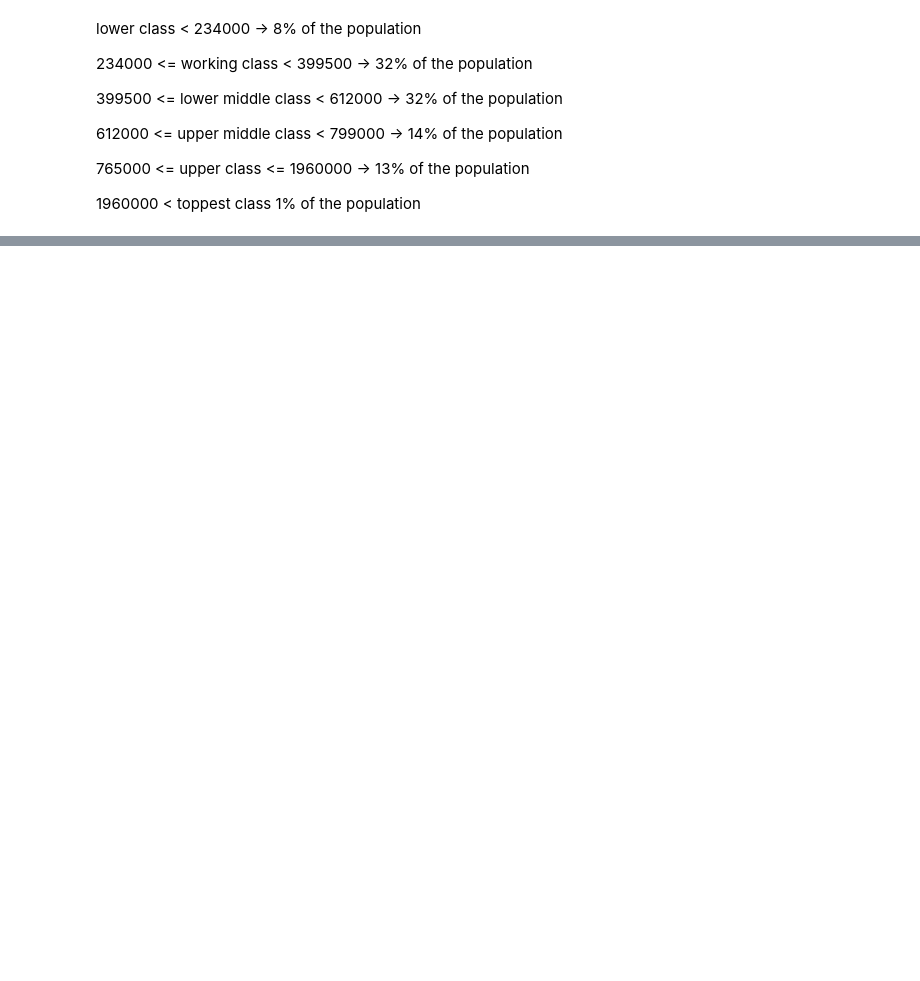
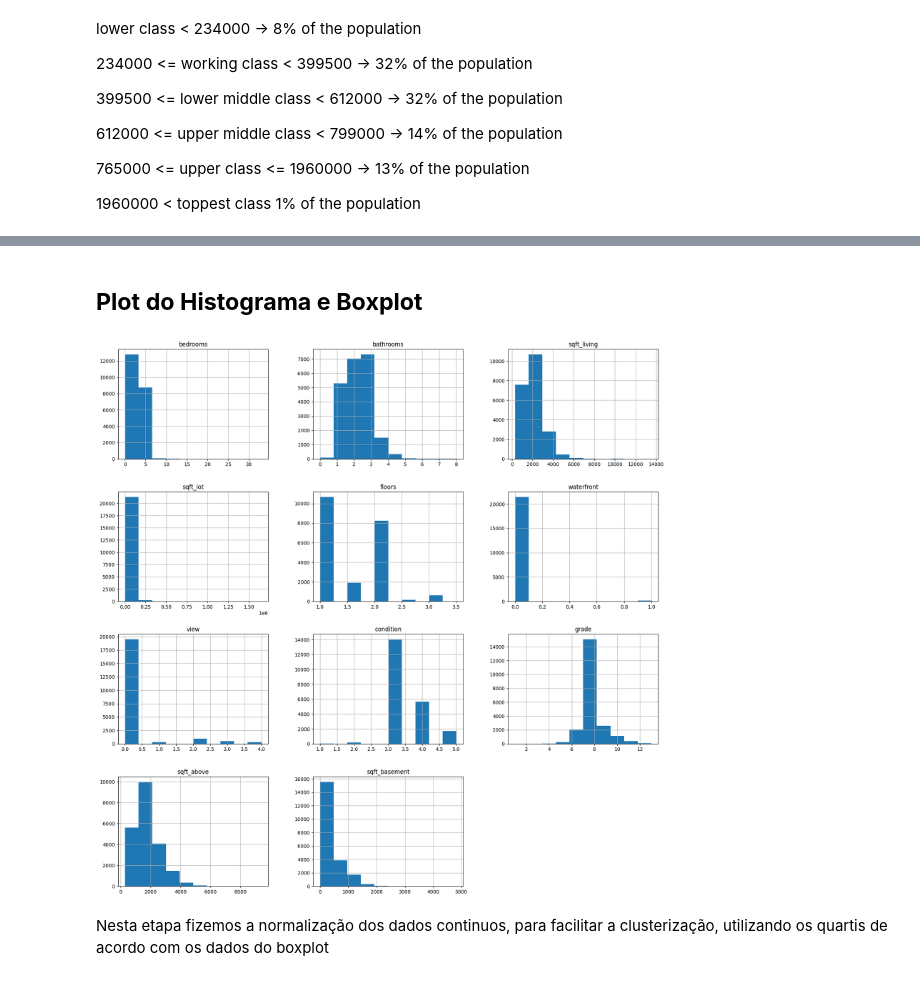
Before and after one commit to lcarva12/IA, a Jupyter notebook: regra_de_associacao_para_descobrir_perfil_de_classe_social_das_casas/LUCAS_E_GABRIELA_AULA_PRATICA_IV_Regras_Associacao.ipynb, the cells around one changed output, grey strips where cells are left out. Cells and saved outputs as stored; diff of their text form; code cells hidden in the pictures; blank space fills up the shorter version.

```diff
--- a/regra_de_associacao_para_descobrir_perfil_de_classe_social_das_casas/LUCAS_E_GABRIELA_AULA_PRATICA_IV_Regras_Associacao.ipynb
+++ b/regra_de_associacao_para_descobrir_perfil_de_classe_social_das_casas/LUCAS_E_GABRIELA_AULA_PRATICA_IV_Regras_Associacao.ipynb
@@ -9,5 +21,5 @@ drive.mount('/content/drive')
 # %% [output]
 Mounted at /content/drive
 # %%
-data = pd.read_csv('/content/drive/MyDrive/Disciplinas/2023/IA1s2023/Data/House_Sale/kc_house_data_with_social_classes.csv') # abre o arquivo CSV 'train.csv' presente dentro do ZIP
+df = pd.read_csv('/content/drive/MyDrive/Data/House_Sale/kc_house_data_with_social_classes.csv') # abre o arquivo CSV 'train.csv' presente dentro do ZIP
 # %%
@@ -83,5 +95,5 @@ print(data.values[17])
 [17 6865200140 '20140529T000000' 485000.0 4 1.0 1600 4300 1.5 0 0 4 7 nan
  0 1916 0 98103 47.6648 -122.343 1610 4300 'lower middle']
 # %%
-data = data.drop([10, 17])
+df = df.drop([10, 17])
 # %%
@@ -120,0 +156,3 @@ lower class < 234000 -> 8% of the population
+# %%
+data = df.drop(['price','id','Unnamed: 0', 'date', 'yr_built', 'yr_renovated','zipcode','lat','long','sqft_living15', 'sqft_lot15' ], axis=1) # remove as colunas que não considero importantes
+data.head()
@@ -120,0 +168,8 @@ lower class < 234000 -> 8% of the population
+# %% [markdown]
+## **Plot do Histograma e Boxplot**
+# %%
+# Plotar histograma para todas as colunas numéricas
+data.hist(figsize=(20, 20))
+plt.show()
+# %% [output]
+[figure, added]
@@ -120,0 +180,2 @@ lower class < 234000 -> 8% of the population
+# %% [markdown]
+Nesta etapa fizemos a normalização dos dados continuos, para facilitar a clusterização, utilizando os quartis de acordo com os dados do boxplot
```
Also changed, not shown: parts of 75 cells of this notebook.
